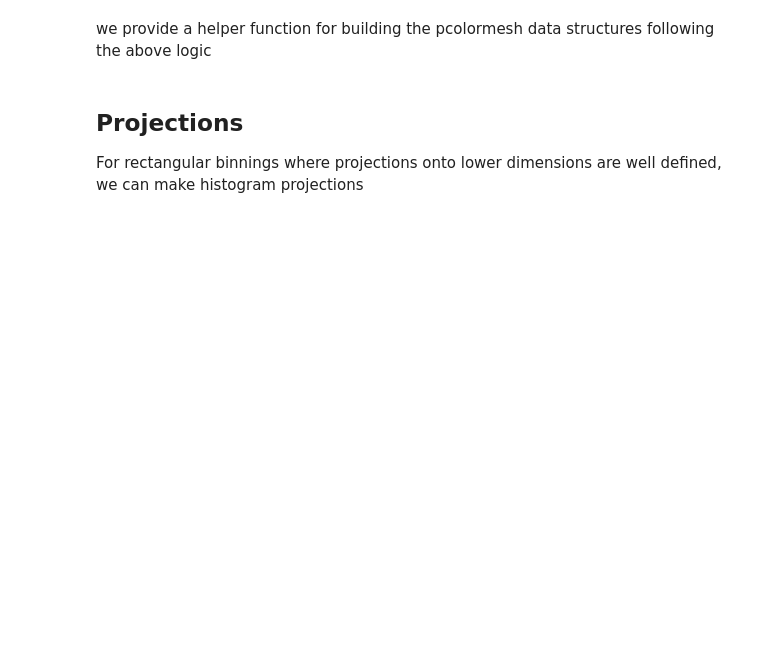
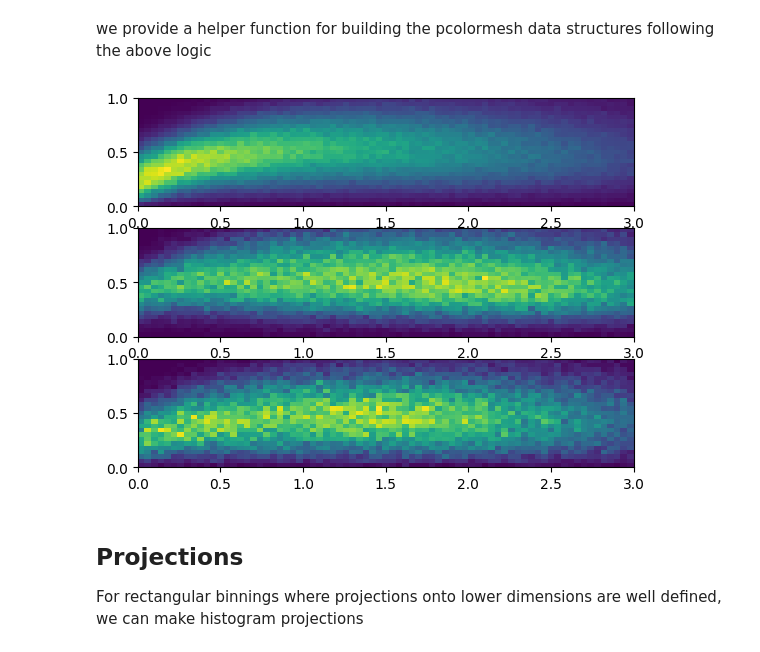
Before and after one commit to NUISANCEMC/nuisance3, a Jupyter notebook: notebooks/histframes.ipynb, the cells around one changed output. Cells and saved outputs as stored; diff of their text form; code cells hidden in the pictures; blank space fills up the shorter version.

```diff
--- a/notebooks/histframes.ipynb
+++ b/notebooks/histframes.ipynb
@@ -133,15 +228,15 @@ def ptpz(ev):
 
     return [lep.momentum().pz() * 1E-3, lep.momentum().pt() * 1E-3]
 # %%
-hf_ptpz.reset()
-for i, (ev, cvw) in enumerate(evs):
-    ev_ptpz = ptpz(ev)
-    if ev_ptpz != pn.Frame.missing_datum:
-        hf_ptpz.fill(ev_ptpz,cvw)
-    if i >= 1E6:
-        break
+hf_ptpz = pn.HistFrame(pn.Binning.lin_spaceND([[0,3,75],[0,1,25]], ["pz","pt"]))
 
-print(hf_ptpz)
+fg = pn.EventFrameGen(evs).limit(1E6)\
+    .add_columns(["pz","pt"],ptpz)
+
+batch = fg.first()
+while batch.rows():
+    hf_ptpz.fill_procid_columns_from_EventFrame(batch, ["pz","pt"])
+    batch = fg.next()
 # %% [markdown]
 Drawing a 2D histogram is a little more fiddly in matplotlib (or plotly for that matter)
 
@@ -181,9 +278,20 @@ plt.show()
 # %% [markdown]
 we provide a helper function for building the pcolormesh data structures following the above logic
 # %%
+fig, (ax_all,ax_qe,ax_1pi) = plt.subplots(3,1)
+
 pcmdata = pn.convert.HistFrame.to_mpl_pcolormesh(hf_ptpz)
-plt.pcolormesh(pcmdata["X"], pcmdata["Y"], pcmdata["C"])
-plt.show()
+ax_all.pcolormesh(pcmdata["X"], pcmdata["Y"], pcmdata["C"])
+
+pcmdata = pn.convert.HistFrame.to_mpl_pcolormesh(hf_ptpz,hf_ptpz.find_column_index("200"))
+ax_qe.pcolormesh(pcmdata["X"], pcmdata["Y"], pcmdata["C"])
+
+pcmdata = pn.convert.HistFrame.to_mpl_pcolormesh(hf_ptpz,hf_ptpz.find_column_index("400"))
+ax_1pi.pcolormesh(pcmdata["X"], pcmdata["Y"], pcmdata["C"])
+
+fig.show()
+# %% [output]
+[figure, added]
 # %% [markdown]
 ## Projections
 For rectangular binnings where projections onto lower dimensions are well defined, we can make histogram projections
```
Also changed, not shown: parts of 16 cells of this notebook, 13 other files.
